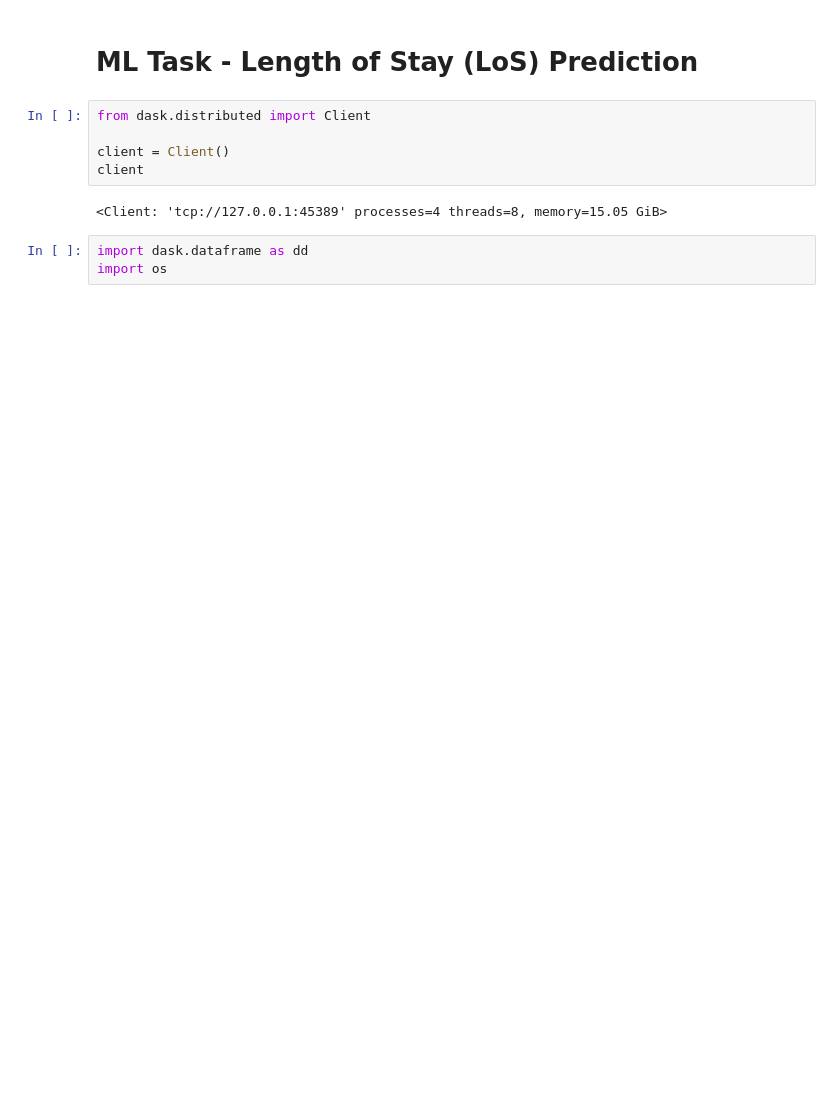
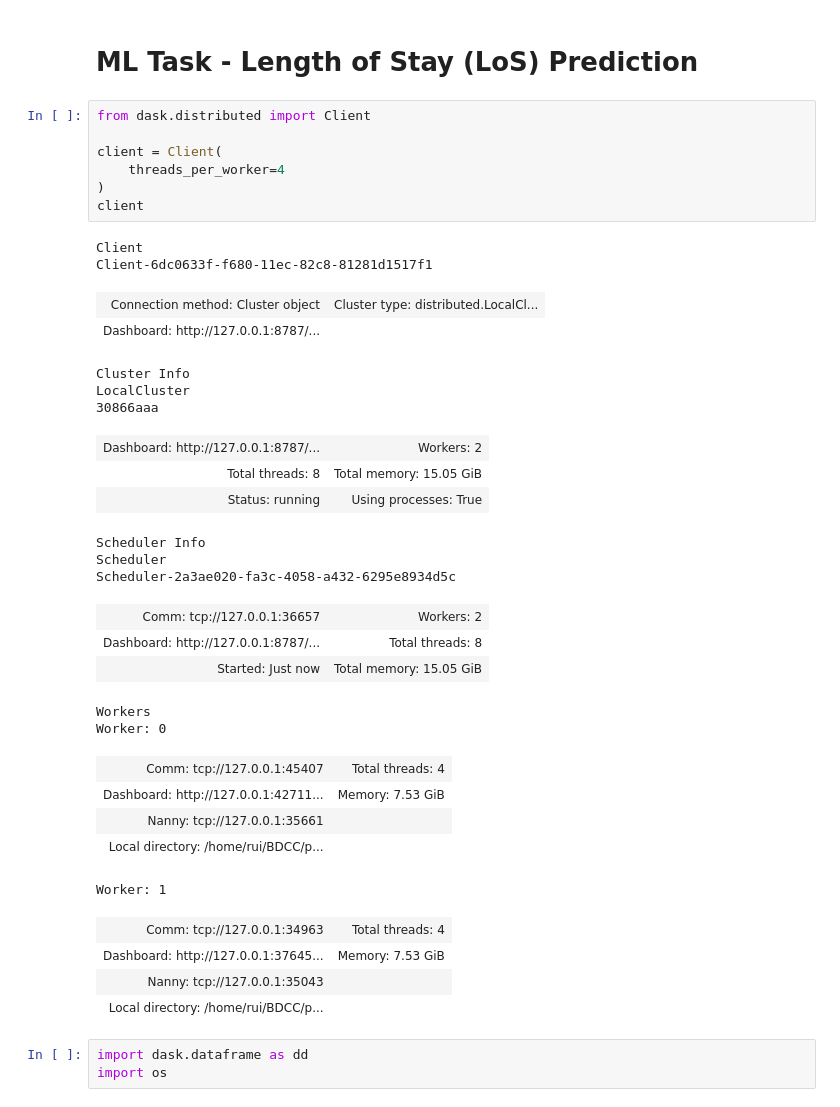
Before and after one commit to ruipedro16/BDCC, a Jupyter notebook: proj2/ML Task.ipynb, the cells around one changed output. Cells and saved outputs as stored; diff of their text form; blank space fills up the shorter version.

```diff
--- a/proj2/ML Task.ipynb
+++ b/proj2/ML Task.ipynb
@@ -3,10 +3,38 @@
 # %%
 from dask.distributed import Client
 
-client = Client()
+client = Client(
+    threads_per_worker=4
+)
 client
 # %% [output]
-<Client: 'tcp://127.0.0.1:45389' processes=4 threads=8, memory=15.05 GiB>
+Client
+Client-6dc0633f-f680-11ec-82c8-81281d1517f1
+| Connection method: Cluster object | Cluster type: distributed.LocalCl... |
+| Dashboard: http://127.0.0.1:8787/... |  |
+Cluster Info
+LocalCluster
+30866aaa
+| Dashboard: http://127.0.0.1:8787/... | Workers: 2 |
+| Total threads: 8 | Total memory: 15.05 GiB |
+| Status: running | Using processes: True |
+Scheduler Info
+Scheduler
+Scheduler-2a3ae020-fa3c-4058-a432-6295e8934d5c
+| Comm: tcp://127.0.0.1:36657 | Workers: 2 |
+| Dashboard: http://127.0.0.1:8787/... | Total threads: 8 |
+| Started: Just now | Total memory: 15.05 GiB |
+Workers
+Worker: 0
+| Comm: tcp://127.0.0.1:45407 | Total threads: 4 |
+| Dashboard: http://127.0.0.1:42711... | Memory: 7.53 GiB |
+| Nanny: tcp://127.0.0.1:35661 |  |
+| Local directory: /home/rui/BDCC/p... |  |
+Worker: 1
+| Comm: tcp://127.0.0.1:34963 | Total threads: 4 |
+| Dashboard: http://127.0.0.1:37645... | Memory: 7.53 GiB |
+| Nanny: tcp://127.0.0.1:35043 |  |
+| Local directory: /home/rui/BDCC/p... |  |
 # %%
 import dask.dataframe as dd
 import os
```
Also changed, not shown: parts of 10 cells of this notebook.
